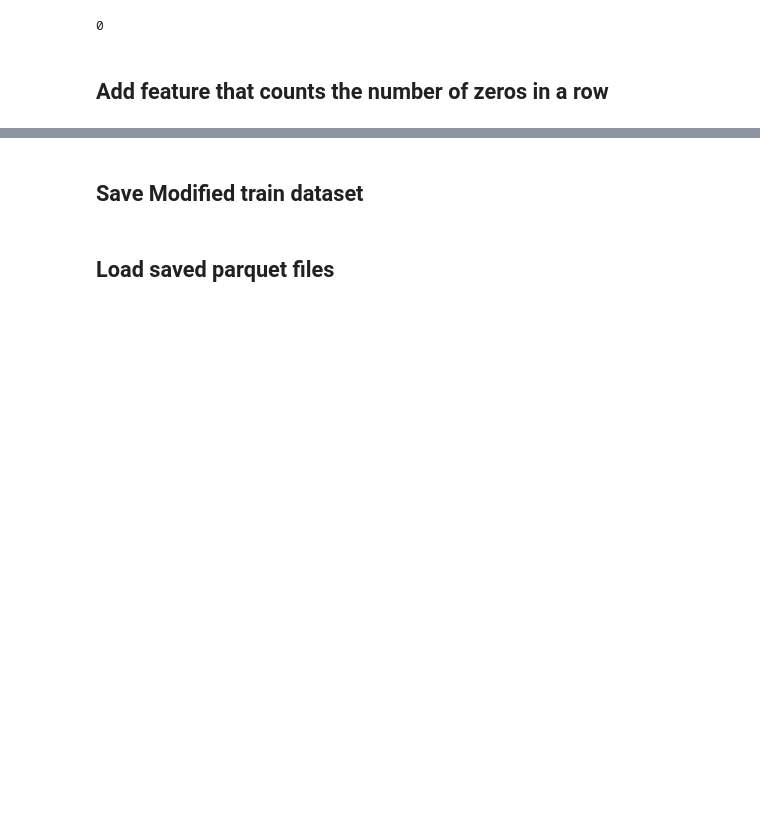
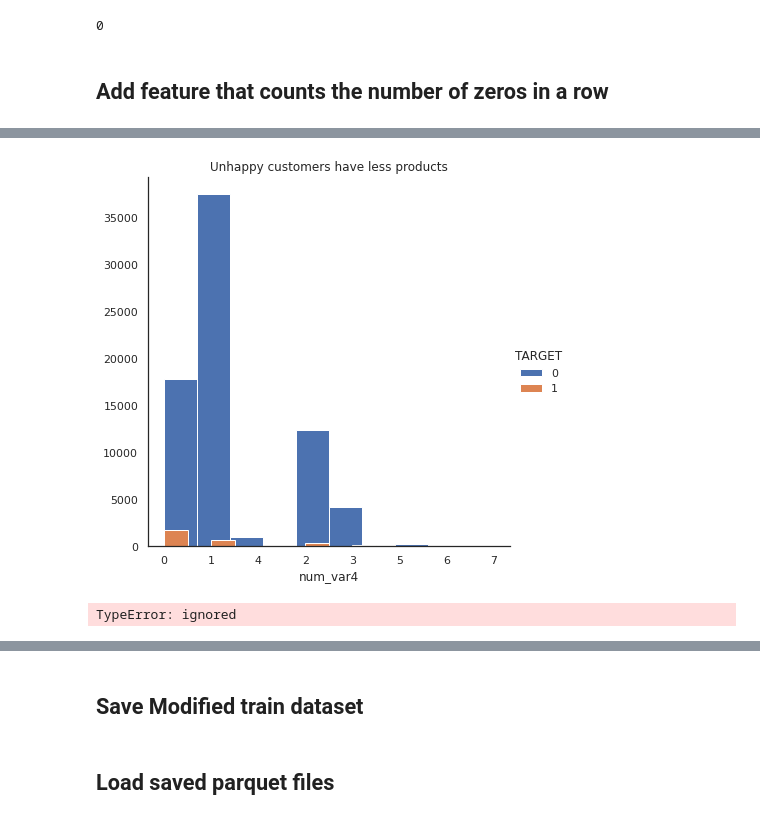
Before and after one commit to ralsouza/predicting_santander_customer_satisfaction, a Jupyter notebook: notebooks/01_predicting_santander_customer_satisfaction.ipynb, the cells around one changed output, grey strips where cells are left out. Drawn from its saved outputs; the diff is of its cells as text; code cells hidden in the pictures; blank space fills up the shorter version.

```diff
--- a/notebooks/01_predicting_santander_customer_satisfaction.ipynb
+++ b/notebooks/01_predicting_santander_customer_satisfaction.ipynb
@@ -224,0 +249,9 @@ train.show()
+# %%
+# Let's look at the density of the of happy/unhappy customers in function of the number of bank products
+sns.FacetGrid(train3.toPandas(), hue='TARGET', size=6)\
+  .map(plt.hist,'num_var4')\
+  .add_legend()
+plt.title('Unhappy customers have less products')
+plt.show()
+# %% [output]
+[figure, added]
@@ -224,0 +265,7 @@ train.show()
+# %%
+# Need to be orderderd like in Kaggle
+train3.toPandas()[train3.toPandas().TARGET == '1'].num_var4.hist(bins=6)
+plt.title('Amount of unhappy customers in function of the number of products')
+plt.show()
+# %% [output]
+TypeError: ignored
```
Also changed, not shown: parts of 14 cells of this notebook.
